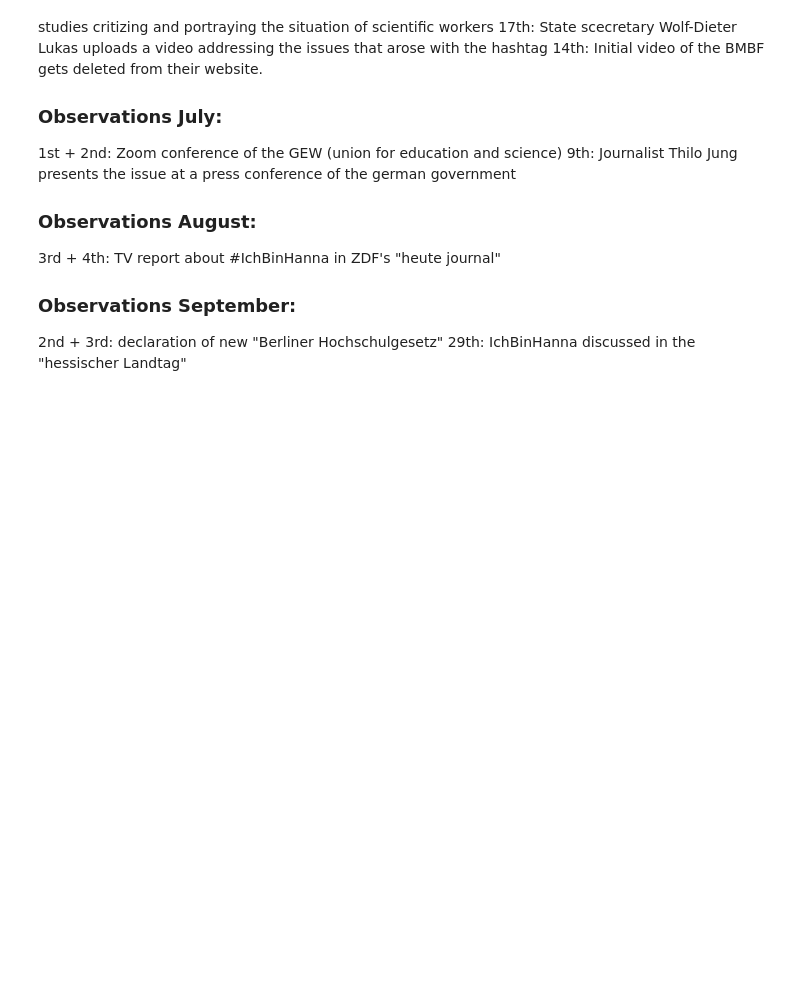
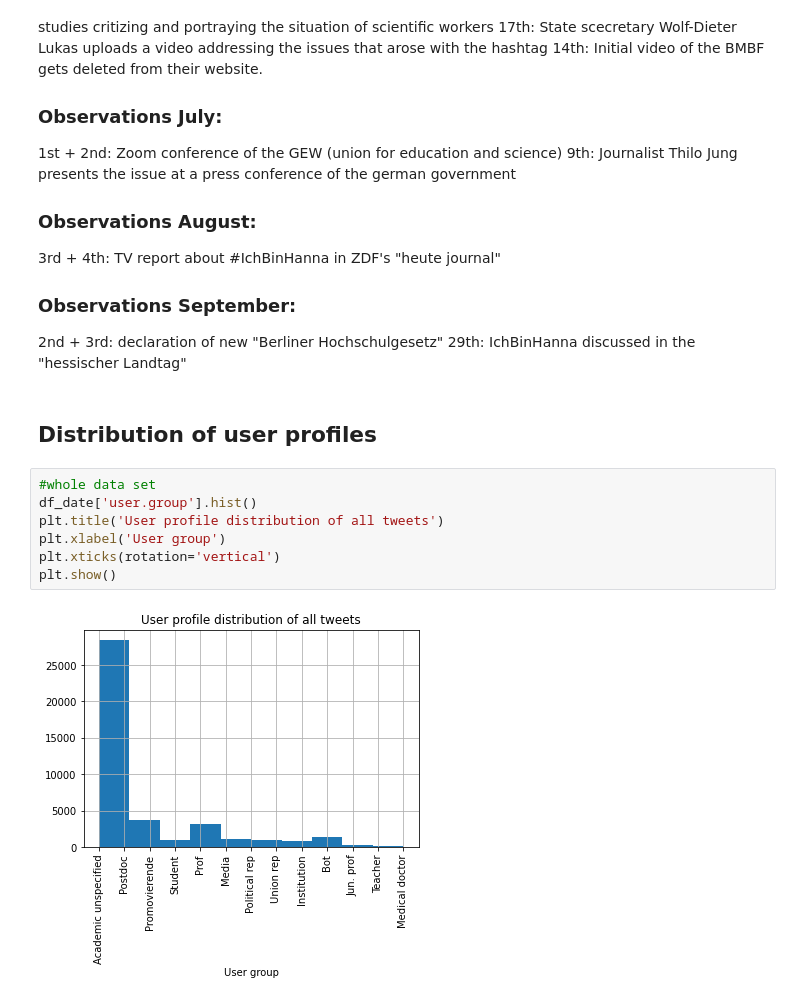
Before and after one commit to ahmadouw/IchBinHanna-Analysis, a Jupyter notebook: Data_Analysis.ipynb, the cells around one changed output. Saved outputs shown, nothing was run; the diff lists cells and outputs as text; blank space fills up the shorter version.

```diff
--- a/Data_Analysis.ipynb
+++ b/Data_Analysis.ipynb
@@ -428,3 +418,14 @@ print("03.09.:\n{}".format(daily_word_count.most_common(25)))
 ### Observations September:
 2nd + 3rd: declaration of new "Berliner Hochschulgesetz"
 29th: IchBinHanna discussed in the "hessischer Landtag"
+# %% [markdown]
+## Distribution of user profiles
+# %%
+#whole data set
+df_date['user.group'].hist()
+plt.title('User profile distribution of all tweets')
+plt.xlabel('User group')
+plt.xticks(rotation='vertical')
+plt.show()
+# %% [output]
+[figure, added]
```
Also changed, not shown: parts of 23 cells of this notebook, 6 other files.
